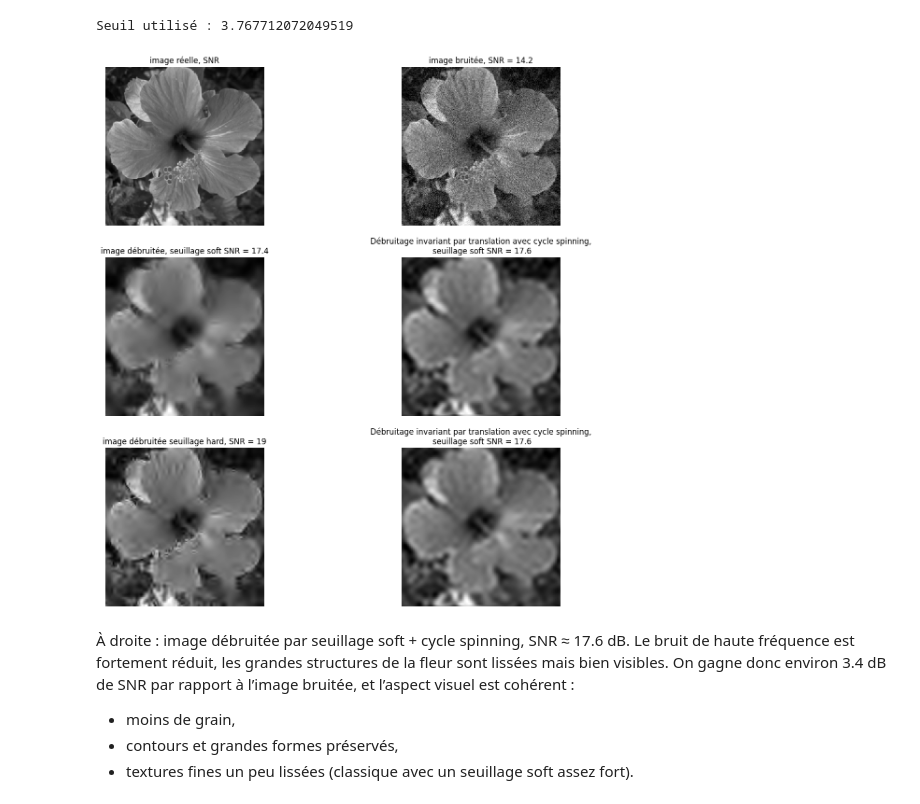
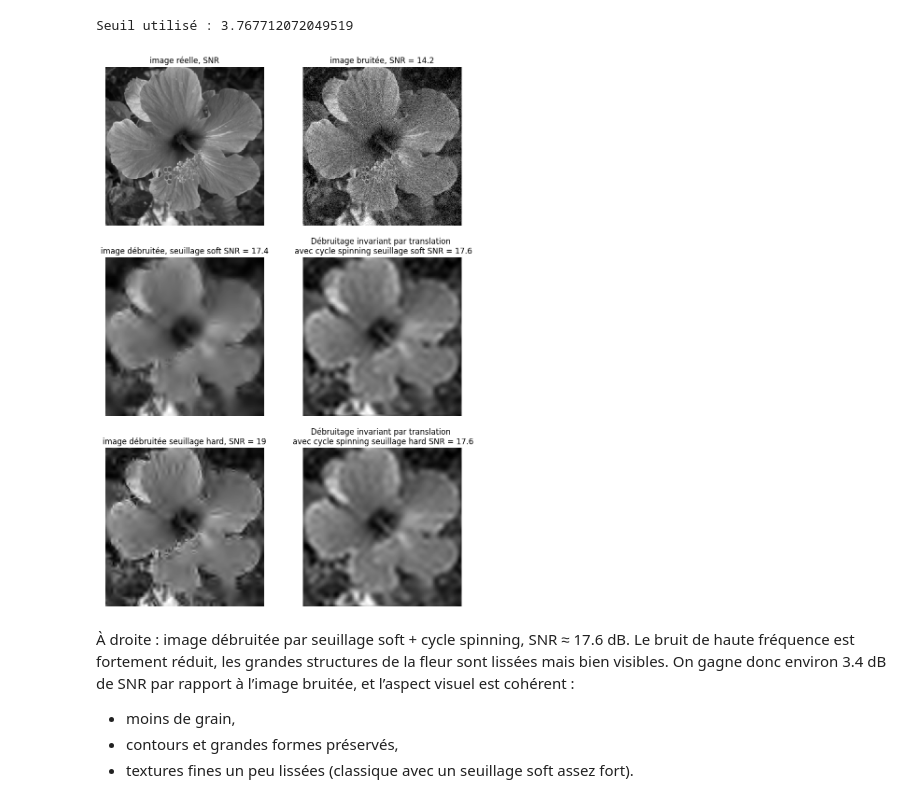
Before and after one commit to Borleo/2_M2_IAFA, a Jupyter notebook: TP_M2IAFA/TP_M2_IMGCMPT/TP23_Imagerie_Computationnelle/2_Wavelet Denoising /Image Denoising with Wavelets/denoisingwav_2_wavelet_2d.ipynb, the cells around one changed output. Saved outputs shown, nothing was run; the diff lists cells and outputs as text; code cells hidden in the pictures.

```diff
--- a/TP_M2IAFA/TP_M2_IMGCMPT/TP23_Imagerie_Computationnelle/2_Wavelet Denoising /Image Denoising with Wavelets/denoisingwav_2_wavelet_2d.ipynb
+++ b/TP_M2IAFA/TP_M2_IMGCMPT/TP23_Imagerie_Computationnelle/2_Wavelet Denoising /Image Denoising with Wavelets/denoisingwav_2_wavelet_2d.ipynb
@@ -708,17 +702,17 @@ print("Seuil utilisé :", T)
 # %% [output]
 Seuil utilisé : 3.767712072049519
 # %%
-plt.figure(figsize=(15, 15))
+plt.figure(figsize=(10, 15))
 imageplot(clamp(f0),f"image réelle, SNR", [3, 2, 1])
 imageplot(clamp(y), f"image bruitée, SNR = {snr(f0, y):.3g}", [3, 2, 2])
 imageplot(clamp(y_rec_2d), f"image débruitée, seuillage soft SNR = {snr(f0, y_rec_2d):.3g}", [3, 2, 3])
-imageplot(clamp(f_tisoft), f"Débruitage invariant par translation avec cycle spinning,\n seuillage soft SNR = {snr(f0, f_tisoft):.3g}", [3, 2, 4])
+imageplot(clamp(f_tisoft), f"Débruitage invariant par translation \n avec cycle spinning seuillage soft SNR = {snr(f0, f_tisoft):.3g}", [3, 2, 4])
 imageplot(clamp(y_rec_2dhard), f"image débruitée seuillage hard, SNR = {snr(f0, y_rec_2dhard):.3g}", [3, 2, 5])
-imageplot(clamp(f_tihard), f"Débruitage invariant par translation avec cycle spinning,\n seuillage soft SNR = {snr(f0, f_tihard):.3g}", [3, 2, 6])
+imageplot(clamp(f_tihard), f"Débruitage invariant par translation \n avec cycle spinning seuillage hard SNR = {snr(f0, f_tihard):.3g}", [3, 2, 6])
 
 plt.show()
 # %% [output]
-[figure, old version]
+[figure, new version]
 # %% [markdown]
 À droite : image débruitée par seuillage soft + cycle spinning, SNR ≈ 17.6 dB.
 Le bruit de haute fréquence est fortement réduit, les grandes structures de la fleur sont lissées mais bien visibles. On gagne donc environ 3.4 dB de SNR par rapport à l’image bruitée, et l’aspect visuel est cohérent :
```
Also changed, not shown: parts of 2 cells of this notebook.
